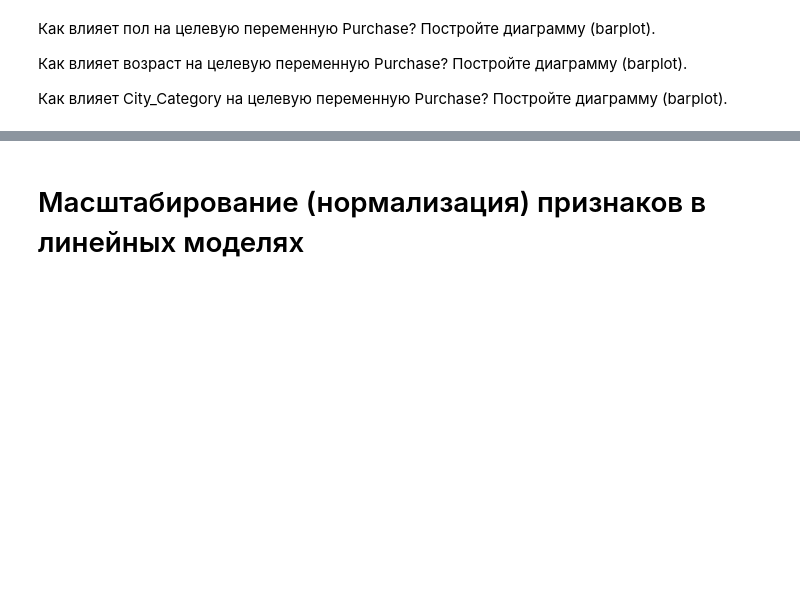
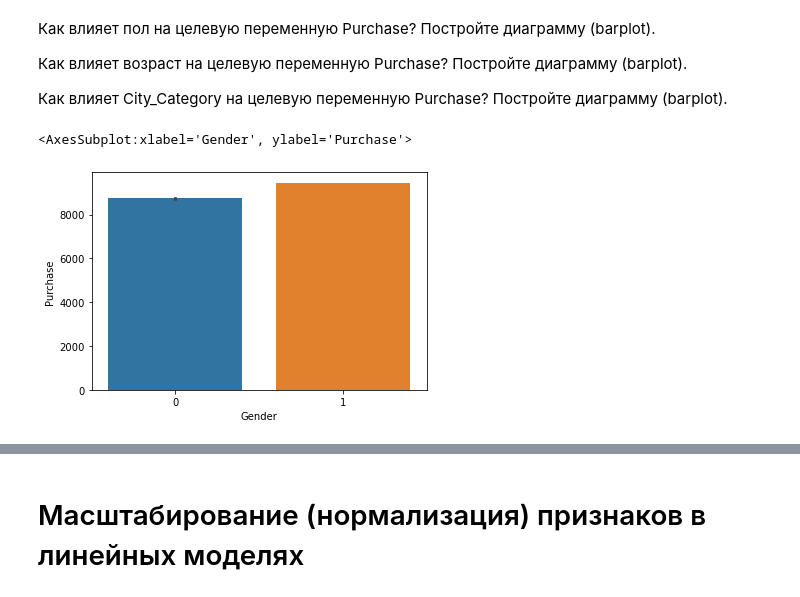
Before and after one commit to maximtornov/HSE, a Jupyter notebook: lect_sem2/seminar_part2.ipynb, the cells around one changed output, grey strips where cells are left out. Cells and saved outputs as stored; diff of their text form; code cells hidden in the pictures; blank space fills up the shorter version.

```diff
--- a/lect_sem2/seminar_part2.ipynb
+++ b/lect_sem2/seminar_part2.ipynb
@@ -114,8 +171,16 @@ data.head()
 data['Stay_In_Current_City_Years'].unique()
 
 def map_stay(years):
-    #your code here
+    if years == '0':
+        return 0
+    elif years == '1':
+        return 1
+    elif years == '2':
+        return 2
+    elif years == '3':
+        return 3
+    return 4
 
-data['Stay_In_Current_City_Years'] = #your code here
+data['Stay_In_Current_City_Years'] = data['Stay_In_Current_City_Years'].apply(map_stay)
 # %%
 data.head()
@@ -122,3 +226,5 @@ data.head()
+# %%
+data = data.drop(['User_ID', 'Product_ID'], axis = 1)
 # %%
 #Удалим столбцы User_ID и Product_ID, так как они не несут полезной для нас информации.
 
@@ -140,3 +253,8 @@ data.head()
 
 plt.figure(figsize=(12,9))
 #your code here
+# %%
+sns.barplot(x = data['Gender'], y = data['Purchase'])
+# %% [output]
+<AxesSubplot:xlabel='Gender', ylabel='Purchase'>
+[figure, added]
```
Also changed, not shown: parts of 35 cells of this notebook, 3 other files.
